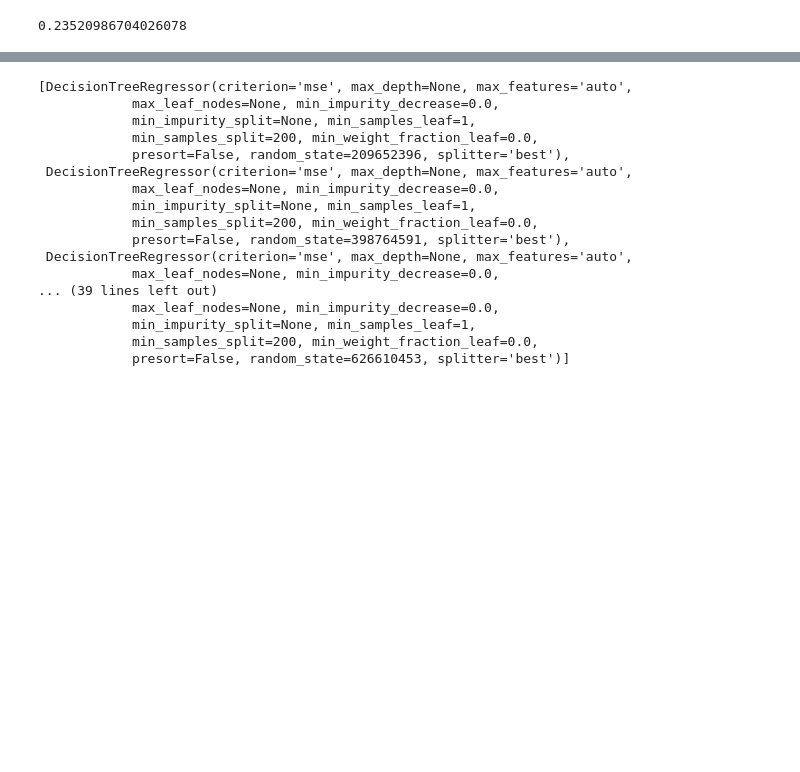
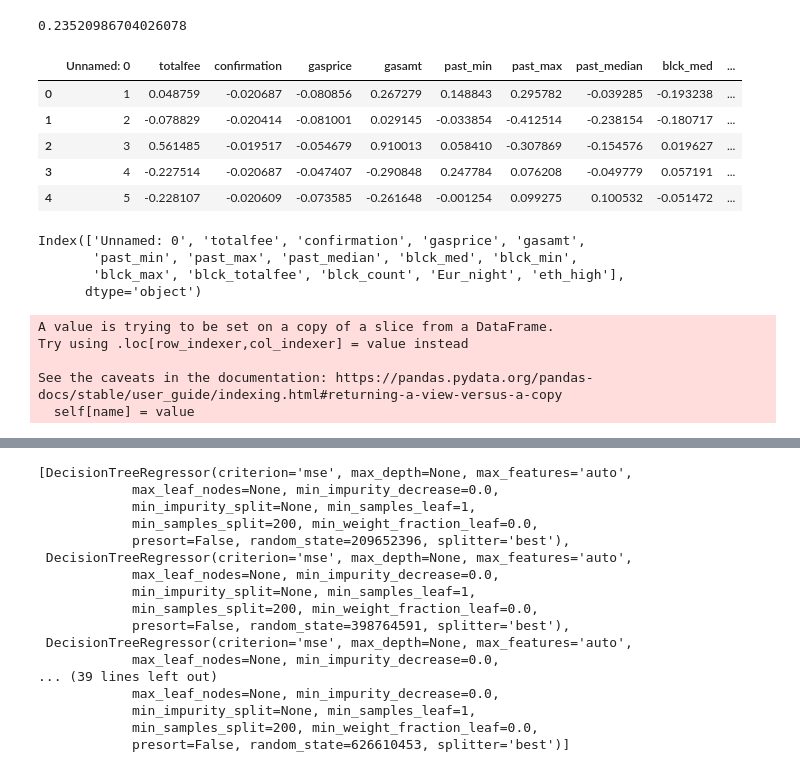
Before and after one commit to str42/CAMCOS, a Jupyter notebook: ntseries_decision_regression.ipynb, the cells around one changed output, grey strips where cells are left out. Drawn from its saved outputs; the diff is of its cells as text; code cells hidden in the pictures; blank space fills up the shorter version.

```diff
--- a/ntseries_decision_regression.ipynb
+++ b/ntseries_decision_regression.ipynb
@@ -161,3 +161,22 @@ total_fee_rfr.score(X_vals_transformed, Y)
 Deprecated in NumPy 1.20; for more details and guidance: https://numpy.org/devdocs/release/1.20.0-notes.html#deprecations
   dtype=np.int)
 0.23520986704026078
+# %%
+# R transformed data
+df_total_sum = pd.read_csv('./Total_Summary.csv')
+# %%
+df_total_sum.head()
+# %% [output]
+|  | Unnamed: 0 | totalfee | confirmation | gasprice | gasamt | past_min | past_max | past_median | blck_med | ... |
+| 0 | 1 | 0.048759 | -0.020687 | -0.080856 | 0.267279 | 0.148843 | 0.295782 | -0.039285 | -0.193238 | ... |
+| 1 | 2 | -0.078829 | -0.020414 | -0.081001 | 0.029145 | -0.033854 | -0.412514 | -0.238154 | -0.180717 | ... |
+| 2 | 3 | 0.561485 | -0.019517 | -0.054679 | 0.910013 | 0.058410 | -0.307869 | -0.154576 | 0.019627 | ... |
+| 3 | 4 | -0.227514 | -0.020687 | -0.047407 | -0.290848 | 0.247784 | 0.076208 | -0.049779 | 0.057191 | ... |
+| 4 | 5 | -0.228107 | -0.020609 | -0.073585 | -0.261648 | -0.001254 | 0.099275 | 0.100532 | -0.051472 | ... |
+# %%
+df_total_sum.columns
+# %% [output]
+Index(['Unnamed: 0', 'totalfee', 'confirmation', 'gasprice', 'gasamt',
+       'past_min', 'past_max', 'past_median', 'blck_med', 'blck_min',
+       'blck_max', 'blck_totalfee', 'blck_count', 'Eur_night', 'eth_high'],
+      dtype='object')
@@ -163,0 +188,8 @@ Deprecated in NumPy 1.20; for more details and guidance: https://numpy.org/devdo
+# %%
+X_total.Eur_night = X.Eur_night.values
+# %% [output]
+A value is trying to be set on a copy of a slice from a DataFrame.
+Try using .loc[row_indexer,col_indexer] = value instead
+
+See the caveats in the documentation: https://pandas.pydata.org/pandas-docs/stable/user_guide/indexing.html#returning-a-view-versus-a-copy
+  self[name] = value
```
Also changed, not shown: parts of 7 cells of this notebook, 1 other file.
